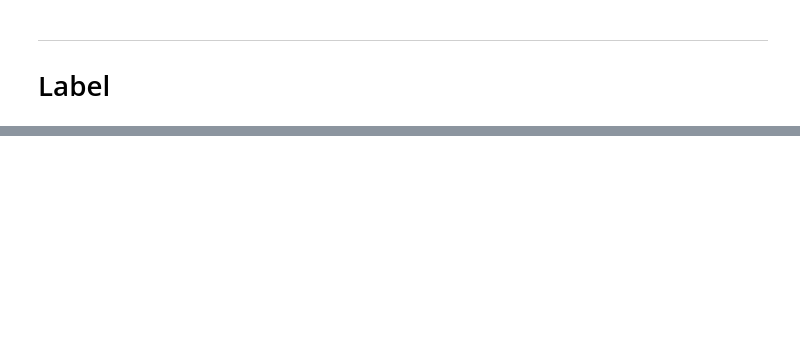
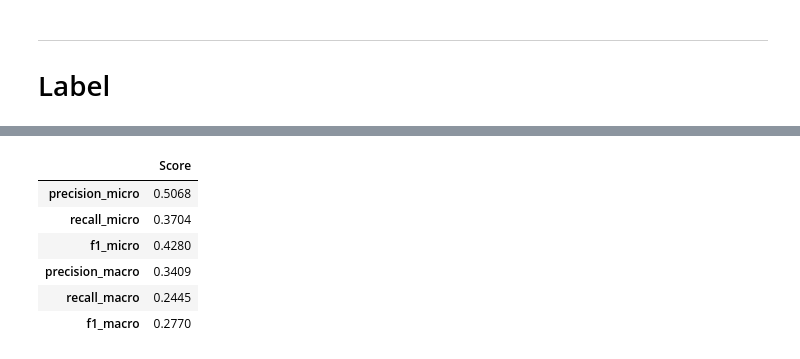
Before and after one commit to Avcuongy/nlp-project, a Jupyter notebook: notebooks/4_dl_model.ipynb, the cells around one changed output, grey strips where cells are left out. Saved outputs shown, nothing was run; the diff lists cells and outputs as text; code cells hidden in the pictures; blank space fills up the shorter version.

```diff
--- a/notebooks/4_dl_model.ipynb
+++ b/notebooks/4_dl_model.ipynb
@@ -49,0 +256,4 @@ X.head()
+# %%
+model.fit(
+    X_train_vec, y_train, epochs=20, batch_size=best_params["batch_size"], verbose=1
+)
@@ -57,6 +281,3 @@ pipe = pipeline("fill-mask", model="vinai/phobert-base-v2")
-# %%
-# Load model directly
-from transformers import AutoTokenizer, AutoModelForMaskedLM
-
-tokenizer = AutoTokenizer.from_pretrained("vinai/phobert-base-v2")
-model = AutoModelForMaskedLM.from_pretrained("vinai/phobert-base-v2")
+# %%
+# Predict
+y_pred = (model.predict(X_val_vec) > 0.5).astype(int)
@@ -62,0 +286,30 @@ model = AutoModelForMaskedLM.from_pretrained("vinai/phobert-base-v2")
+# %%
+# Compute metrics
+metrics = {
+    "precision_micro": precision_score(
+        y_val.values, y_pred, average="micro", zero_division=0
+    ),
+    "recall_micro": recall_score(
+        y_val.values, y_pred, average="micro", zero_division=0
+    ),
+    "f1_micro": f1_score(y_val.values, y_pred, average="micro", zero_division=0),
+    "precision_macro": precision_score(
+        y_val.values, y_pred, average="macro", zero_division=0
+    ),
+    "recall_macro": recall_score(
+        y_val.values, y_pred, average="macro", zero_division=0
+    ),
+    "f1_macro": f1_score(y_val.values, y_pred, average="macro", zero_division=0),
+}
+
+matrix_metrics = pd.DataFrame.from_dict(metrics, orient="index", columns=["Score"])
+# %%
+matrix_metrics.round(4)
+# %% [output]
+|  | Score |
+| precision_micro | 0.5068 |
+| recall_micro | 0.3704 |
+| f1_micro | 0.4280 |
+| precision_macro | 0.3409 |
+| recall_macro | 0.2445 |
+| f1_macro | 0.2770 |
```
Also changed, not shown: parts of 32 cells of this notebook, 7 other files.
